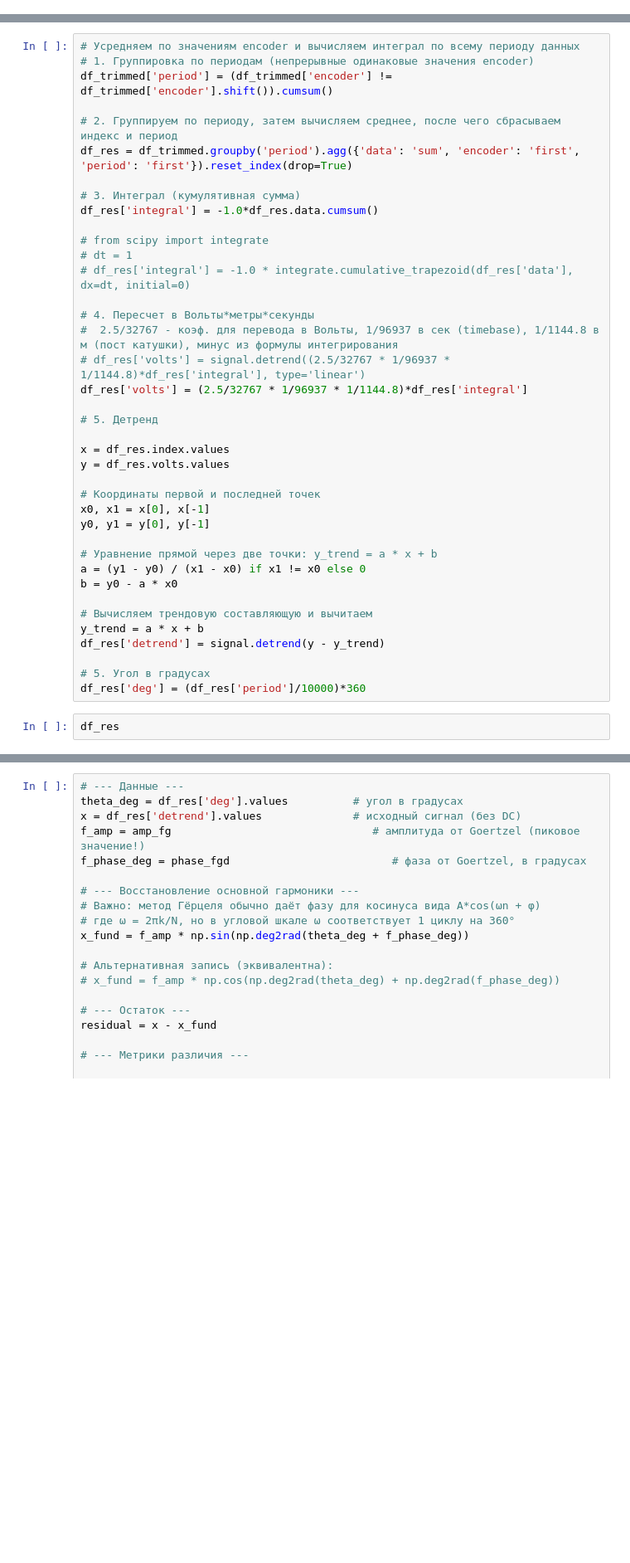
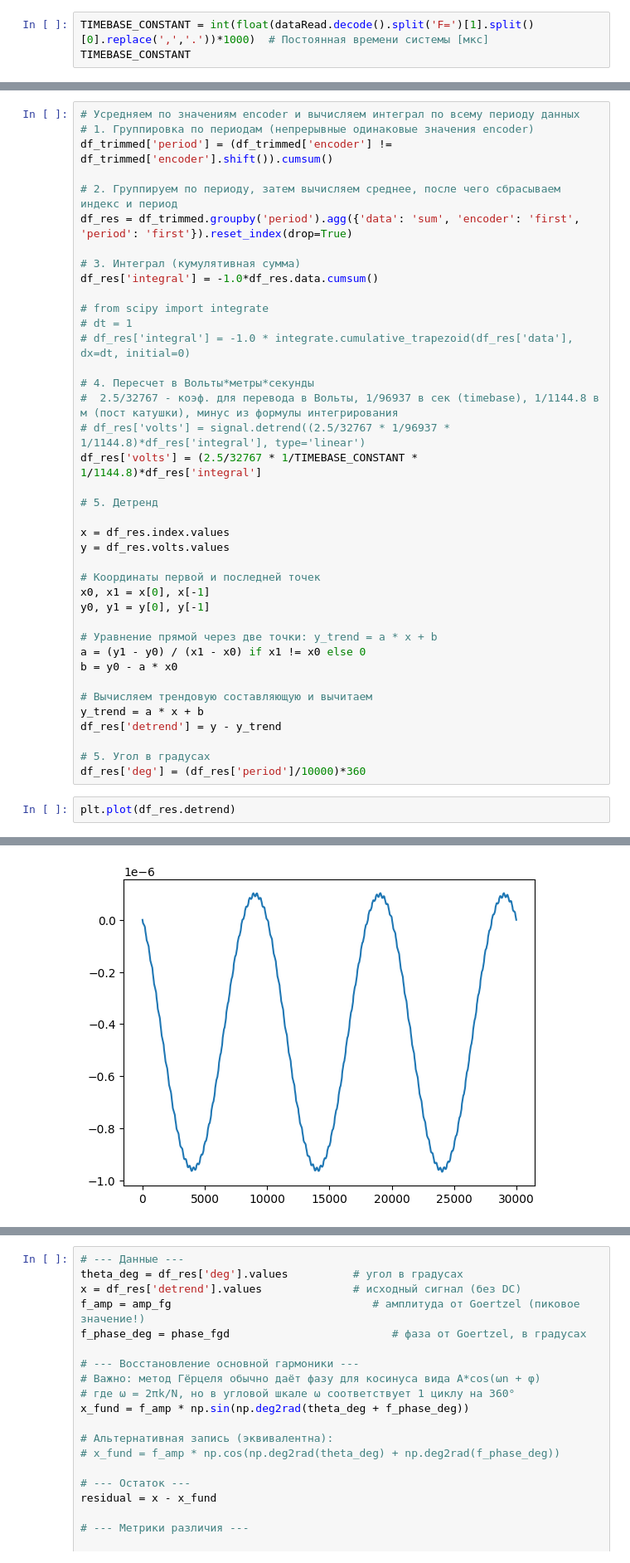
Before and after one commit to BuslaySt/Helmholz-Polymagnit, a Jupyter notebook: code/HarmData_fast.ipynb, the cells around one changed output, grey strips where cells are left out. Shown at 83% size. Saved outputs shown, nothing was run; the diff lists cells and outputs as text; blank space fills up the shorter version.

```diff
--- a/code/HarmData_fast.ipynb
+++ b/code/HarmData_fast.ipynb
@@ -70,0 +62,3 @@ with (serial.Serial(port, baudrate=2000000, bytesize=8, stopbits=1)) as serialDa
+# %%
+TIMEBASE_CONSTANT = int(float(dataRead.decode().split('F=')[1].split()[0].replace(',','.'))*1000)  # Постоянная времени системы [мкс]
+TIMEBASE_CONSTANT
@@ -240,7 +195,7 @@ df_res['integral'] = -1.0*df_res.data.cumsum()
 # 4. Пересчет в Вольты*метры*секунды
 #  2.5/32767 - коэф. для перевода в Вольты, 1/96937 в сек (timebase), 1/1144.8 в м (пост катушки), минус из формулы интегрирования
 # df_res['volts'] = signal.detrend((2.5/32767 * 1/96937 * 1/1144.8)*df_res['integral'], type='linear')
-df_res['volts'] = (2.5/32767 * 1/96937 * 1/1144.8)*df_res['integral']
+df_res['volts'] = (2.5/32767 * 1/TIMEBASE_CONSTANT * 1/1144.8)*df_res['integral']
 
 # 5. Детренд
 
@@ -257,10 +212,10 @@ b = y0 - a * x0
 
 # Вычисляем трендовую составляющую и вычитаем
 y_trend = a * x + b
-df_res['detrend'] = signal.detrend(y - y_trend)
+df_res['detrend'] = y - y_trend
 
 # 5. Угол в градусах
 df_res['deg'] = (df_res['period']/10000)*360
 # %%
-df_res
+plt.plot(df_res.detrend)
 # %% [output]
@@ -280,3 +223,4 @@ df_res
+[figure, added]
 # %%
 %matplotlib inline
 # df_res = pd.read_csv(os.path.join('data','data_res.csv'), index_col=None)
```
Also changed, not shown: parts of 21 cells of this notebook.
